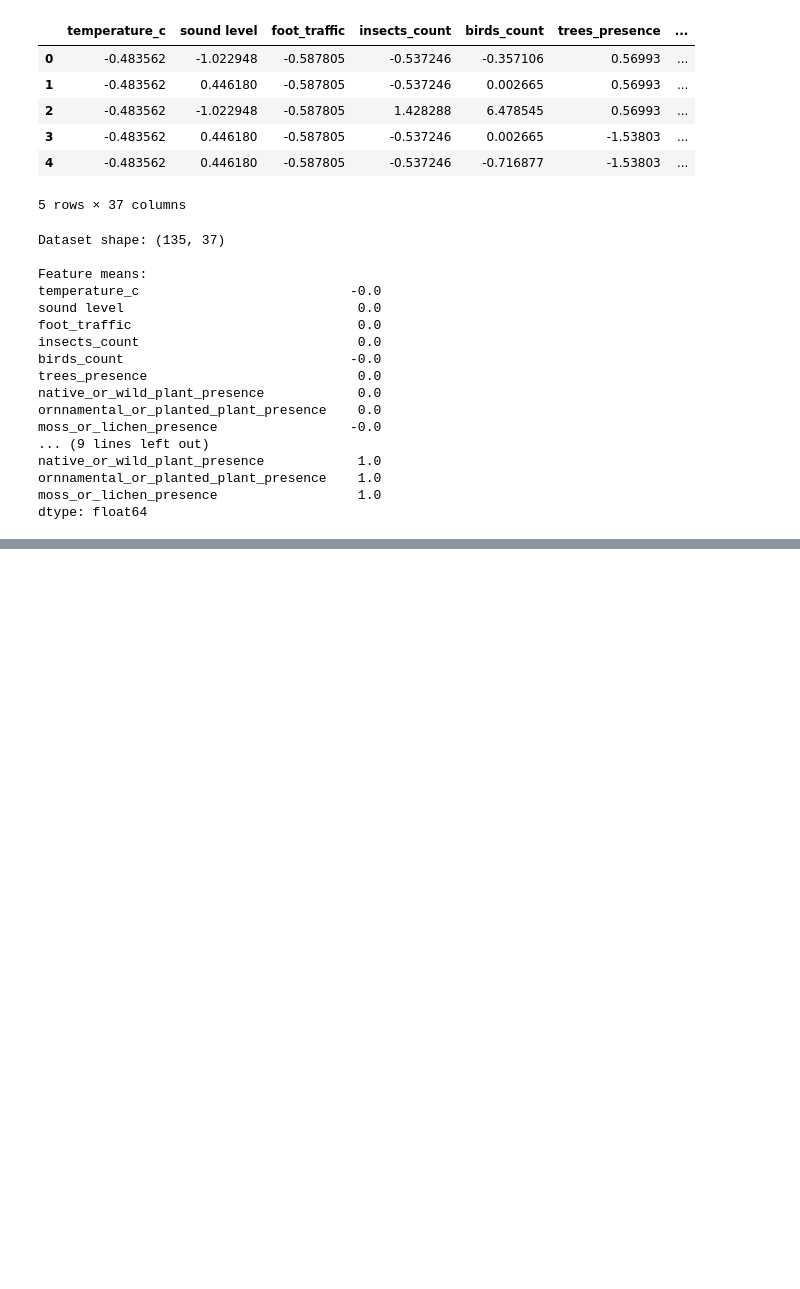
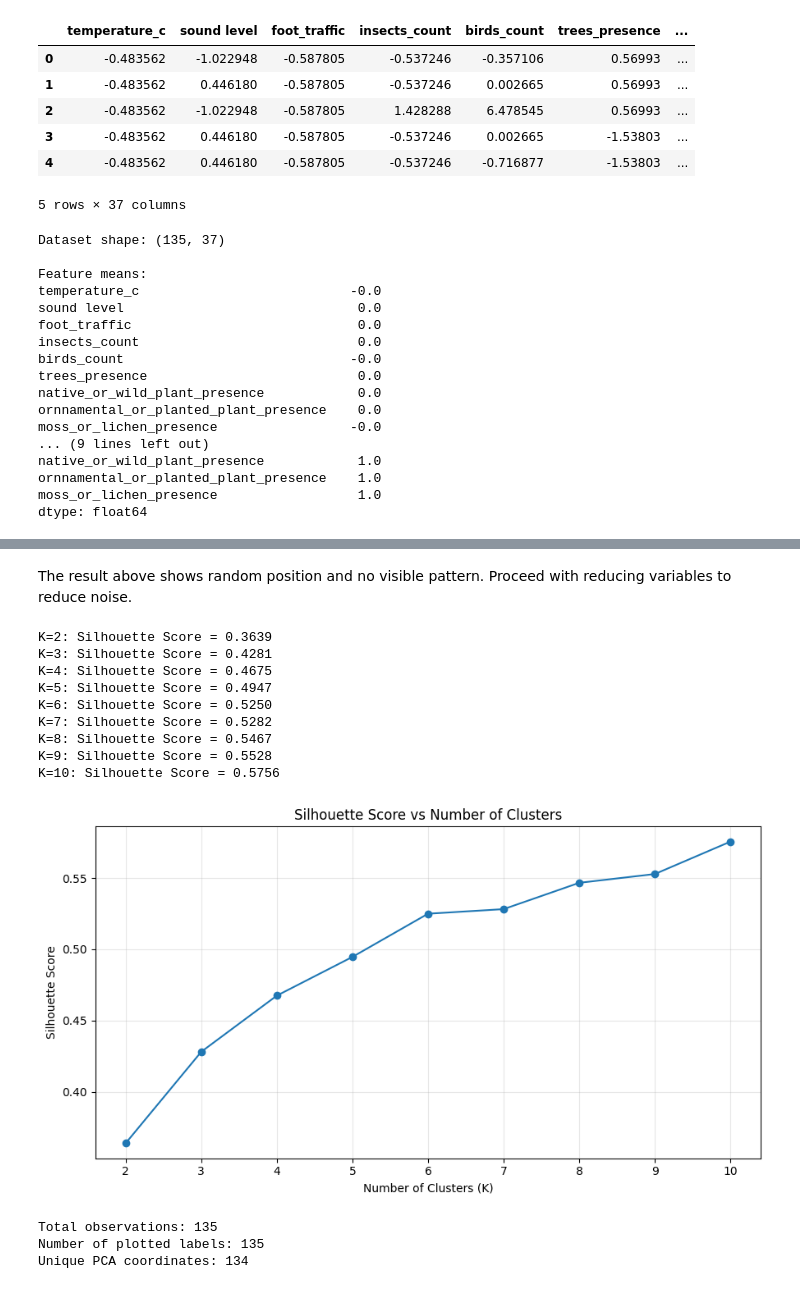
Before and after one commit to limzhilit/ml-campus_data_project-colab, a Jupyter notebook: ML_Project.ipynb, the cells around one changed output, grey strips where cells are left out. Cells and saved outputs as stored; diff of their text form; code cells hidden in the pictures; blank space fills up the shorter version.

```diff
--- a/ML_Project.ipynb
+++ b/ML_Project.ipynb
@@ -723,0 +744,41 @@ plt.show()
+# %% [markdown]
+The result above shows random position and no visible pattern. Proceed with reducing variables to reduce noise.
+# %%
+focus_features = [
+  "trees_presence",
+  "birds_count",
+  "sound level",
+  "foot_traffic",
+]
+
+# Reuse previously scaled data
+X_focus_scaled = X_scaled[focus_features]
+
+kmeans_focus = KMeans(
+    n_clusters=10,
+    random_state=42,
+    n_init=10
+)
+
+focus_cluster_labels = kmeans_focus.fit_predict(X_focus_scaled)
+# %%
+scores_plant = evaluate_silhouette(X_focus_scaled, max_k=10)
+# %% [output]
+K=2: Silhouette Score = 0.3639
+K=3: Silhouette Score = 0.4281
+K=4: Silhouette Score = 0.4675
+K=5: Silhouette Score = 0.4947
+K=6: Silhouette Score = 0.5250
+K=7: Silhouette Score = 0.5282
+K=8: Silhouette Score = 0.5467
+K=9: Silhouette Score = 0.5528
+K=10: Silhouette Score = 0.5756
+[figure, added]
+# %%
+print("Total observations:", len(X_focus_scaled))
+print("Number of plotted labels:", len(focus_cluster_labels))
+print("Unique PCA coordinates:", len(set(map(tuple, X_pca))))
+# %% [output]
+Total observations: 135
+Number of plotted labels: 135
+Unique PCA coordinates: 134
```
Also changed, not shown: parts of 22 cells of this notebook.
